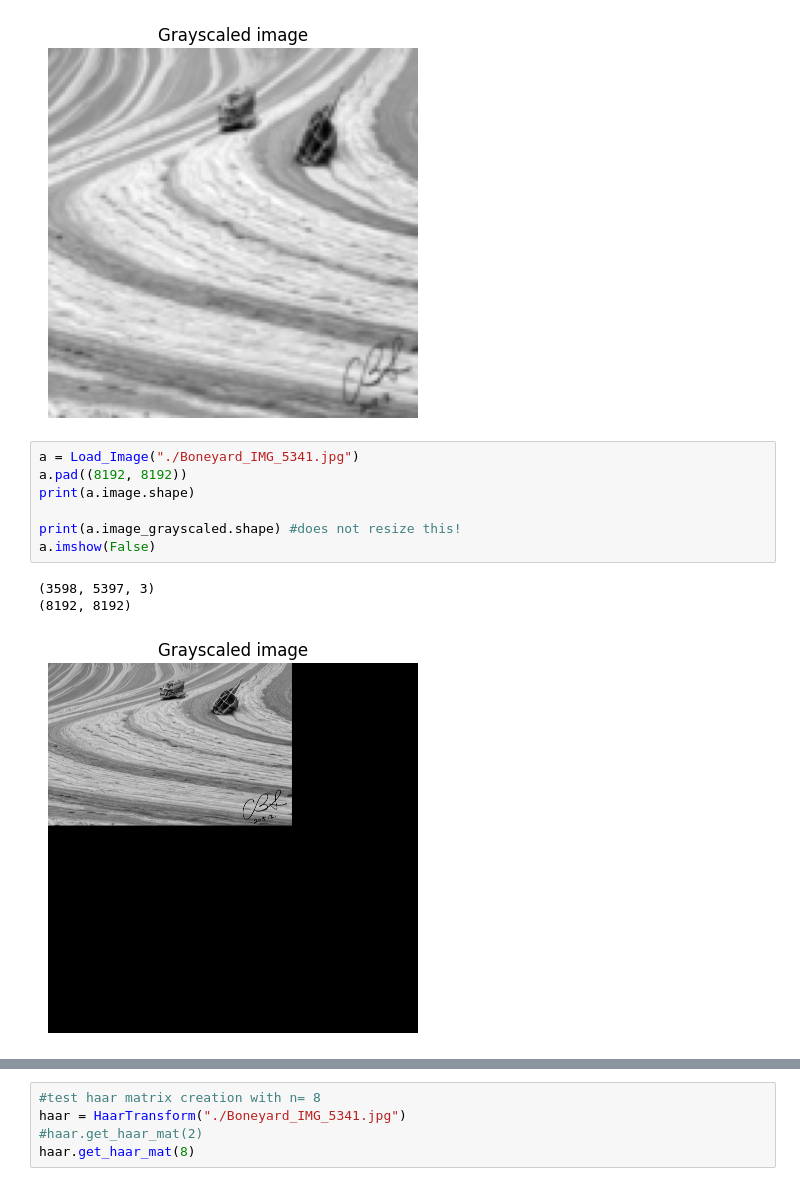
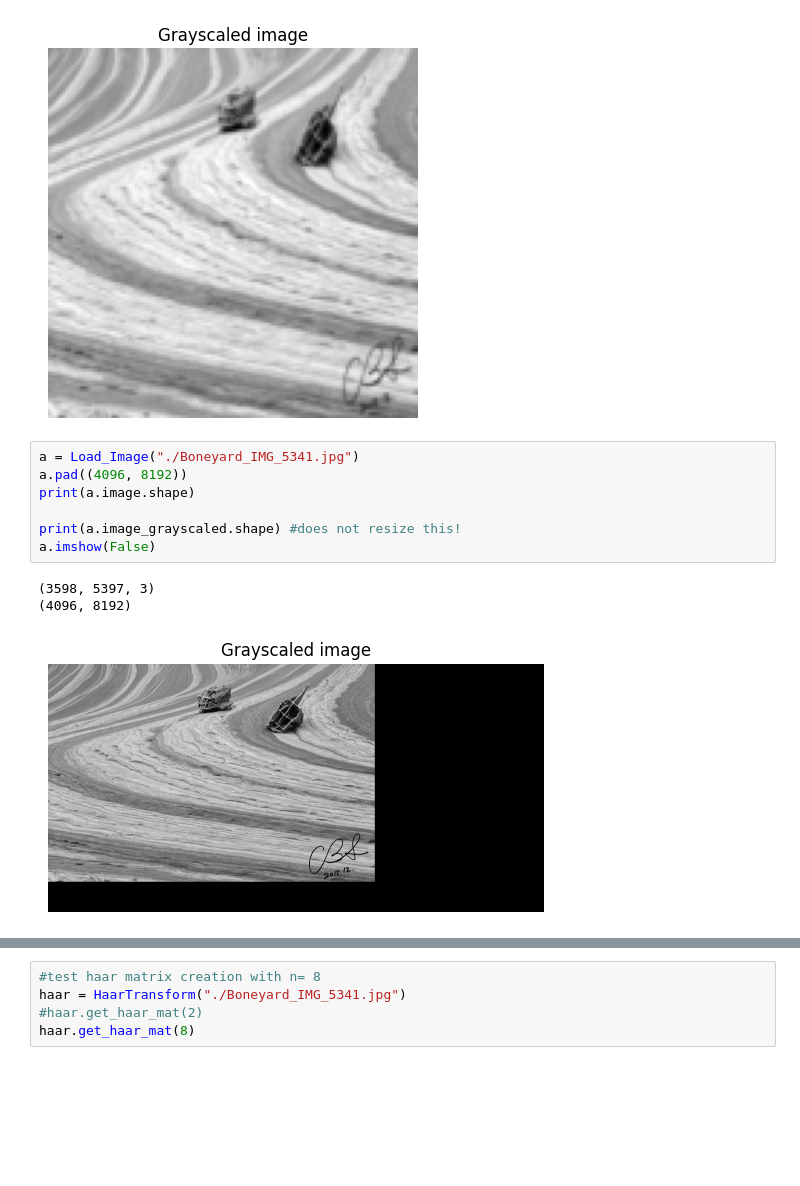
Before and after one commit to jongmindev/DFT_DWT_Implementation, a Jupyter notebook: haar/haar_backup.ipynb, the cells around one changed output, grey strips where cells are left out. Cells and saved outputs as stored; diff of their text form; blank space fills up the shorter version.

```diff
--- a/haar/haar_backup.ipynb
+++ b/haar/haar_backup.ipynb
@@ -137,14 +137,14 @@ a.imshow(False)
 [figure]
 # %%
 a = Load_Image("./Boneyard_IMG_5341.jpg")
-a.pad((8192, 8192))
+a.pad((4096, 8192))
 print(a.image.shape)
 
 print(a.image_grayscaled.shape) #does not resize this!
 a.imshow(False)
 # %% [output]
 (3598, 5397, 3)
-(8192, 8192)
+(4096, 8192)
-[figure, old version]
+[figure, new version]
 # %% [markdown]
 ### Haar wavelet construction : use the equation below taught during class
```
Also changed, not shown: parts of 12 cells of this notebook, 1 other file.
